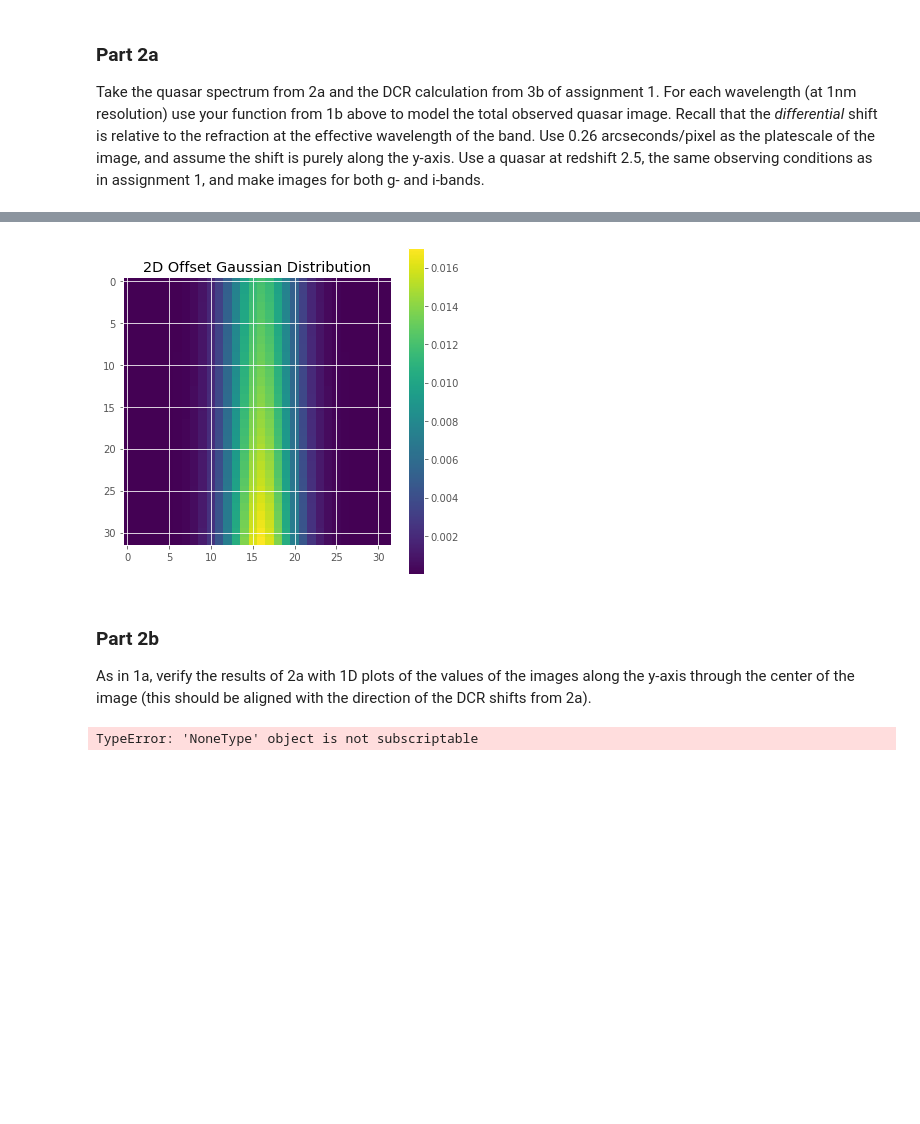
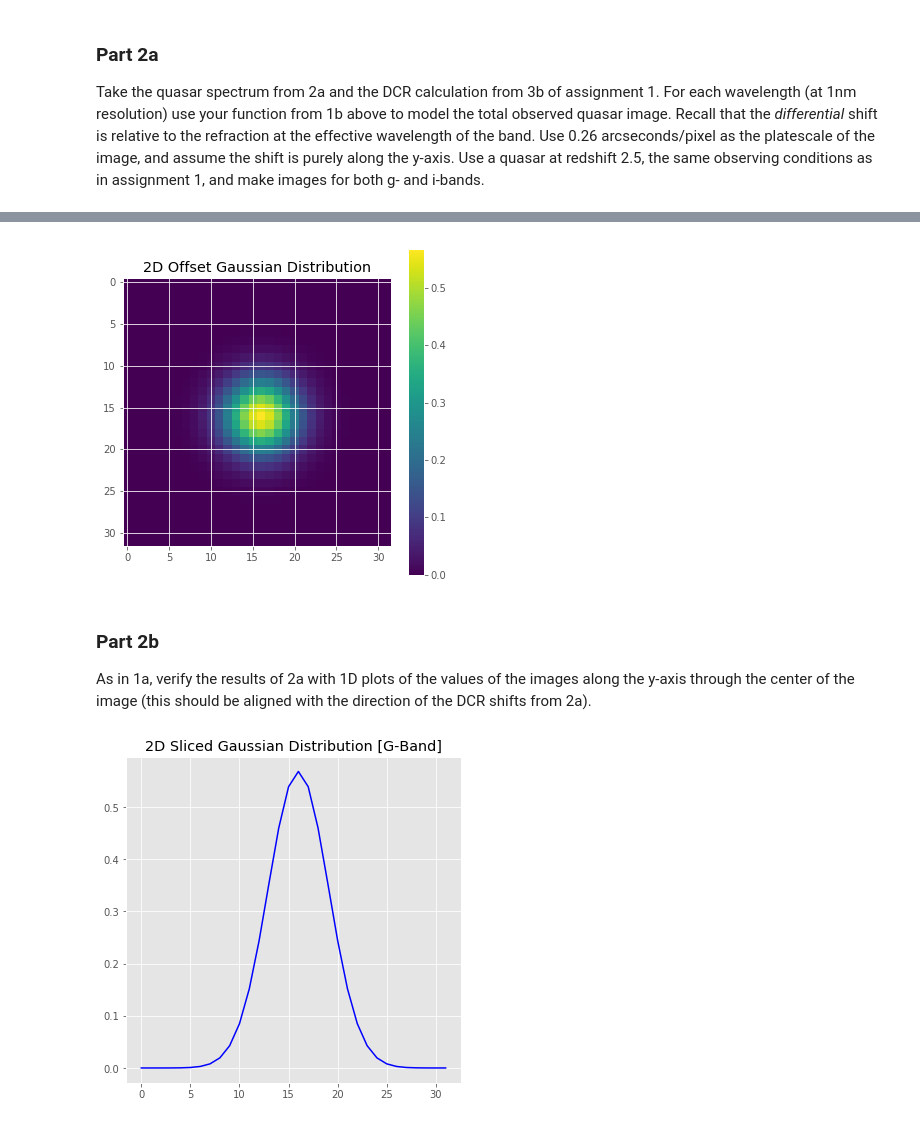
Before and after one commit to abudlong/Astro499, a Jupyter notebook: A499_Winter22_Assignment2.ipynb, the cells around one changed output, grey strips where cells are left out. Saved outputs shown, nothing was run; the diff lists cells and outputs as text; code cells hidden in the pictures; blank space fills up the shorter version.

```diff
--- a/A499_Winter22_Assignment2.ipynb
+++ b/A499_Winter22_Assignment2.ipynb
@@ -618,22 +229,24 @@ gimage
 # %%
 # I-Band Image
-iimage = totalImage(iband_wavelength, iband_throughput, spectra_obs[4], relative_fluxdensity, iWeightedWavelength, p_s, temperature, p_w, latitude, altitude, zin, 0.8, 0, 0.1, 16, 16)
-iimage
+iimage, idistribution = totalImage(iband_wavelength, iband_throughput, spectra_obs[4], relative_fluxdensity, iWeightedWavelength, p_s, temperature, p_w, latitude, altitude, zin, 0.8, 16, 16)
 # %% [output]
-[figure, old version]
+[figure, new version]
 # %% [markdown]
 ### Part 2b
 
 As in 1a, verify the results of 2a with 1D plots of the values of the images along the y-axis through the center of the image (this should be aligned with the direction of the DCR shifts from 2a).
 # %%
 # G-Band 1D plot check
-sliced_gtotal = gimage[:,16] #y, x
+sliced_gtotal = gdistribution[:,16] #y, x
+
+type(gimage[0])
+
 
 # Plot
 fig, ax = plt.subplots(1, 1, figsize = (6, 6))
-ax.plot(sliced_gtotal)
+ax.plot(sliced_gtotal, color = 'b')
 ax.set_title('2D Sliced Gaussian Distribution [G-Band]');
 # %% [output]
-TypeError: 'NoneType' object is not subscriptable
+[figure, added]
 # %%
 # I-Band 1D plot check
```
Also changed, not shown: parts of 72 cells of this notebook.
